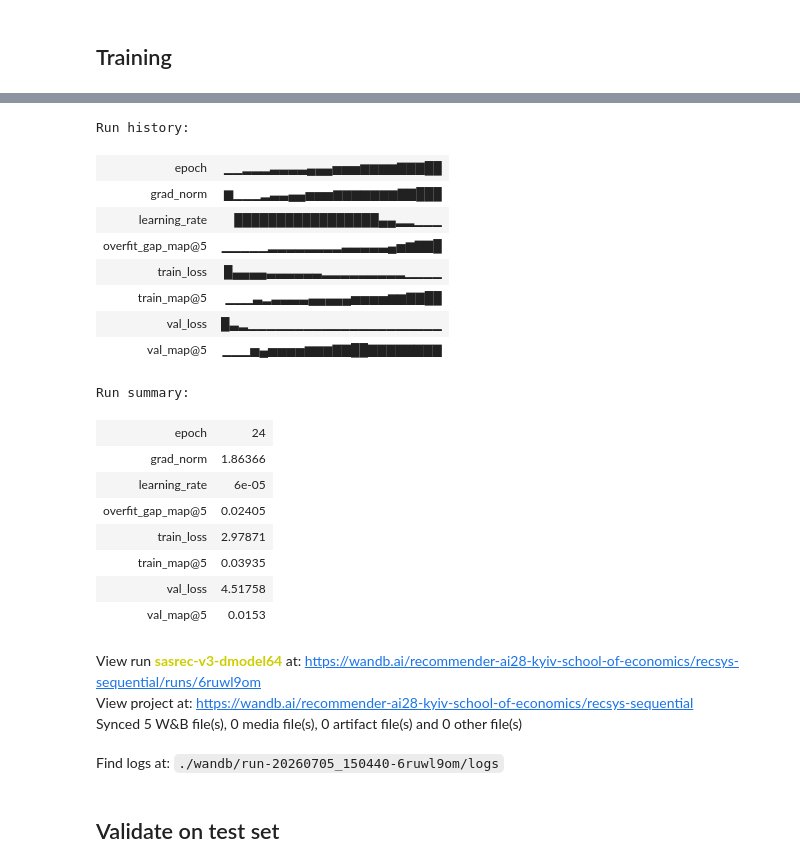
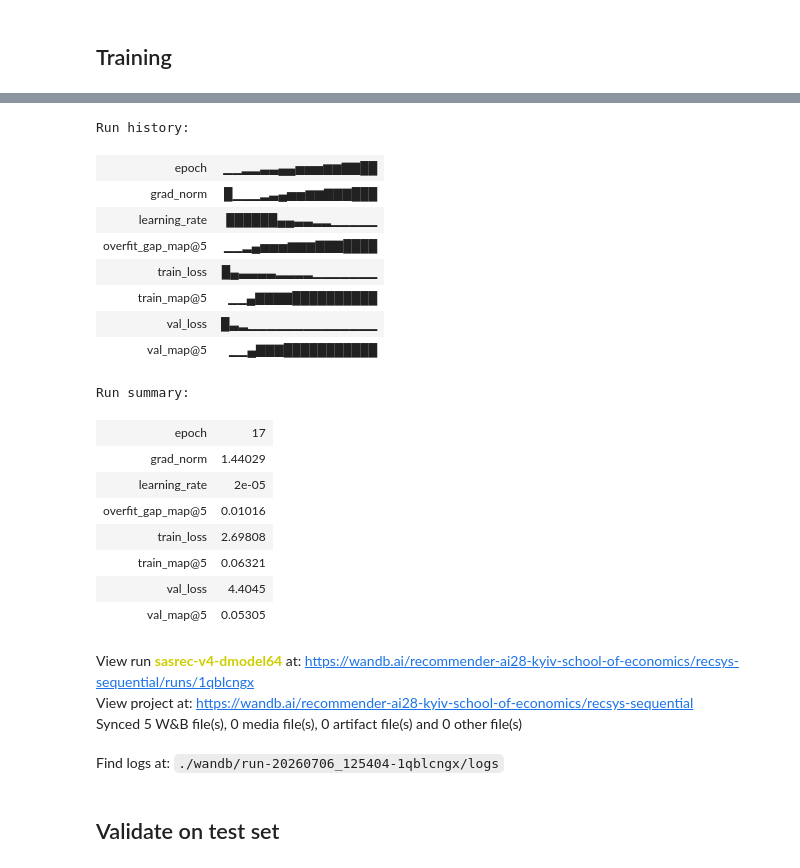
Before and after one commit to mkobycheva/recommendation-system, a Jupyter notebook: notebooks/03_sequential.ipynb, the cells around one changed output, grey strips where cells are left out. Saved outputs shown, nothing was run; the diff lists cells and outputs as text; code cells hidden in the pictures.

Commit message:
A little bit better version of SASRec

```diff
--- a/notebooks/03_sequential.ipynb
+++ b/notebooks/03_sequential.ipynb
@@ -185,7 +211,7 @@ class SASRec(nn.Module):
         super().__init__()
         self.item_emb = nn.Embedding(num_items, d_model, padding_idx=0)
         self.pos_emb = nn.Embedding(max_len, d_model)
-        self.emb_dropout = nn.Dropout(emb_dropout)
+        self.emb_dropout = nn.Dropout(dropout)
 
         encoder_layer = nn.TransformerEncoderLayer(
             d_model=d_model, nhead=n_heads, dim_feedforward=d_model * 4,
@@ -219,7 +245,7 @@ class SASRec(nn.Module):
         return hidden_states @ self.item_emb.weight.T
 # %%
 device = torch.device('cuda' if torch.cuda.is_available() else 'cpu')
-model = SASRec(num_items=NUM_ITEMS, max_len=MAX_LEN, d_model=48, n_heads=2, n_layers=2, dropout=0.3).to(device)
+model = SASRec(num_items=NUM_ITEMS, max_len=MAX_LEN, d_model=64, n_heads=2, n_layers=2, dropout=0.2).to(device)
 
 criterion = nn.CrossEntropyLoss(label_smoothing=0.1)
 optimizer = torch.optim.Adam(model.parameters(), lr=1e-3, weight_decay=1e-4)
@@ -273,12 +296,5 @@ Movies weight range: 1.0 - 472.2
 # %%
 def sampled_logits_and_labels(model, hidden_valid, targets_valid, num_items, num_negatives=100):
-    """
-    hidden_valid:   (N, d_model) - model output only for real (non-padding) positions
-    targets_valid:  (N,)         - the correct next item for each position
-    Returns:
-      logits: (N, 1 + num_negatives) - scores for [correct_item, K random negatives]
-      labels: (N,) - always zero, since the correct item is always at position 0
-    """
     N = hidden_valid.size(0)
     device = hidden_valid.device
 
@@ -287,8 +303,8 @@ def sampled_logits_and_labels(model, hidden_valid, targets_valid, num_items, num
     target_domain_id = domain_id[targets_valid]
     is_books = target_domain_id == 1
 
-    books_sample_idx = torch.multinomial(books_neg_weights, N * num_negatives, replacement=True).view(N, num_negatives)
-    movies_sample_idx = torch.multinomial(movies_neg_weights, N * num_negatives, replacement=True).view(N, num_negatives)
+    books_sample_idx = torch.randint(0, len(books_item_idx), (N, num_negatives), device=device)
+    movies_sample_idx = torch.randint(0, len(movies_item_idx), (N, num_negatives), device=device)
     neg_items = torch.where(
         is_books.unsqueeze(1),
         books_item_idx[books_sample_idx],
@@ -342,14 +358,6 @@ def evaluate_map_at_k(model, hidden_valid, targets_valid, num_items, num_negativ
 # %%
 @torch.no_grad()
 def sampled_ranking_map_at_k(model, hidden_all, targets_all, num_items, num_negatives=999, k=5, seed=42, chunk_size=2048):
-    """
-    Middle ground between the 100-negative sampled pool (too easy) and
-    full-catalog ranking (too expensive/too hard early in training).
-    Chunked over positions to avoid allocating (N x num_negatives) all at once
-    when N is the whole validation set (can be millions of positions).
-    Fixed seed makes the candidate pool identical every epoch, so MAP@5
-    is comparable across epochs (not noisy due to different random negatives).
-    """
     model.eval()
     device = hidden_all.device
     generator = torch.Generator(device=device).manual_seed(seed)
@@ -366,9 +374,8 @@ def sampled_ranking_map_at_k(model, hidden_all, targets_all, num_items, num_nega
 
         target_domain_id_chunk = domain_id[targets_chunk]
         is_books_chunk = target_domain_id_chunk == 1
-
-        books_sample_idx = torch.multinomial(books_neg_weights, n * num_negatives, replacement=True, generator=generator).view(n, num_negatives)
-        movies_sample_idx = torch.multinomial(movies_neg_weights, n * num_negatives, replacement=True, generator=generator).view(n, num_negatives)
+        books_sample_idx = torch.randint(0, len(books_item_idx), (n, num_negatives), device=device, generator=generator)
+        movies_sample_idx = torch.randint(0, len(movies_item_idx), (n, num_negatives), device=device, generator=generator)
         neg_items = torch.where(
             is_books_chunk.unsqueeze(1),
             books_item_idx[books_sample_idx],
@@ -430,8 +446,9 @@ View run at https://wandb.ai/recommender-ai28-kyiv-school-of-economics/recsys-se
 # %%
 EPOCHS = 30
-PATIENCE = 8
+PATIENCE = 5
 MIN_DELTA = 0.0
 MIN_EPOCHS_BEFORE_STOPPING = 10
+WARMUP_EPOCHS = 5
 best_val_map = -float('inf')
 patience_counter = 0
 best_state = None
@@ -524,7 +541,7 @@ for epoch in range(EPOCHS):
 
     print(f"Epoch [{epoch+1}/{EPOCHS}] Train Loss: {train_loss:.4f} | Val Loss: {val_loss:.4f} | Train MAP@5: {train_map5:.4f} | Val MAP@5: {val_map5:.4f} | Gap: {train_map5 - val_map5:.4f} | Grad Norm: {avg_grad_norm:.4f}")
 
-    if val_map5 > best_val_map + MIN_DELTA:
+    if epoch + 1 > WARMUP_EPOCHS and val_map5 > best_val_map + MIN_DELTA:
         best_val_map = val_map5
         best_state = {k: v.cpu().clone() for k, v in model.state_dict().items()}
         patience_counter = 0
@@ -557,26 +575,26 @@ Early stopping at epoch 24
 [interactive output not drawn]
 Run history:
-| epoch | ▁▁▂▂▂▃▃▃▃▄▄▄▅▅▅▆▆▆▆▇▇▇██ |
-| grad_norm | ▆▁▁▁▂▃▃▄▄▅▅▅▆▆▆▆▆▆▆▇▇███ |
-| learning_rate | █████████████████▄▄▂▂▁▁▁ |
-| overfit_gap_map@5 | ▁▁▁▁▁▂▂▂▂▂▂▂▂▃▃▃▃▃▄▅▆▇▇█ |
-| train_loss | █▄▄▄▄▃▃▃▃▃▃▂▂▂▂▂▂▂▂▂▁▁▁▁ |
-| train_map@5 | ▁▁▁▃▂▃▃▃▃▄▄▄▄▄▅▅▅▅▆▆▇▇██ |
-| val_loss | █▃▂▁▁▁▁▁▁▁▁▁▁▁▁▁▁▁▁▁▁▁▁▁ |
-| val_map@5 | ▁▁▁▅▄▅▅▅▅▆▆▆▇▇██▇▇▇▇▇▇▇▇ |
+| epoch | ▁▁▂▂▃▃▄▄▅▅▅▆▆▇▇██ |
+| grad_norm | █▁▁▁▂▃▄▅▅▆▆▇▇▇███ |
+| learning_rate | ██████▄▄▃▃▂▂▁▁▁▁▁ |
+| overfit_gap_map@5 | ▁▁▂▄▅▅▅▆▆▆▇▇▇████ |
+| train_loss | █▄▃▃▃▃▂▂▂▂▁▁▁▁▁▁▁ |
+| train_map@5 | ▁▁▄▇▇▇▇██████████ |
+| val_loss | █▃▂▁▁▁▁▁▁▁▁▁▁▁▁▁▁ |
+| val_map@5 | ▁▁▄▇▇▇███████████ |
 Run summary:
-| epoch | 24 |
-| grad_norm | 1.86366 |
-| learning_rate | 6e-05 |
-| overfit_gap_map@5 | 0.02405 |
-| train_loss | 2.97871 |
-| train_map@5 | 0.03935 |
-| val_loss | 4.51758 |
-| val_map@5 | 0.0153 |
+| epoch | 17 |
+| grad_norm | 1.44029 |
+| learning_rate | 2e-05 |
+| overfit_gap_map@5 | 0.01016 |
+| train_loss | 2.69808 |
+| train_map@5 | 0.06321 |
+| val_loss | 4.4045 |
+| val_map@5 | 0.05305 |
-View run sasrec-v3-dmodel64 at: https://wandb.ai/recommender-ai28-kyiv-school-of-economics/recsys-sequential/runs/6ruwl9om
+View run sasrec-v4-dmodel64 at: https://wandb.ai/recommender-ai28-kyiv-school-of-economics/recsys-sequential/runs/1qblcngx
 View project at: https://wandb.ai/recommender-ai28-kyiv-school-of-economics/recsys-sequential
 Synced 5 W&B file(s), 0 media file(s), 0 artifact file(s) and 0 other file(s)
-Find logs at: ./wandb/run-20260705_150440-6ruwl9om/logs
+Find logs at: ./wandb/run-20260706_125404-1qblcngx/logs
 # %% [markdown]
 ## Validate on test set
 # %%
```
Also changed, not shown: parts of 15 cells of this notebook.
